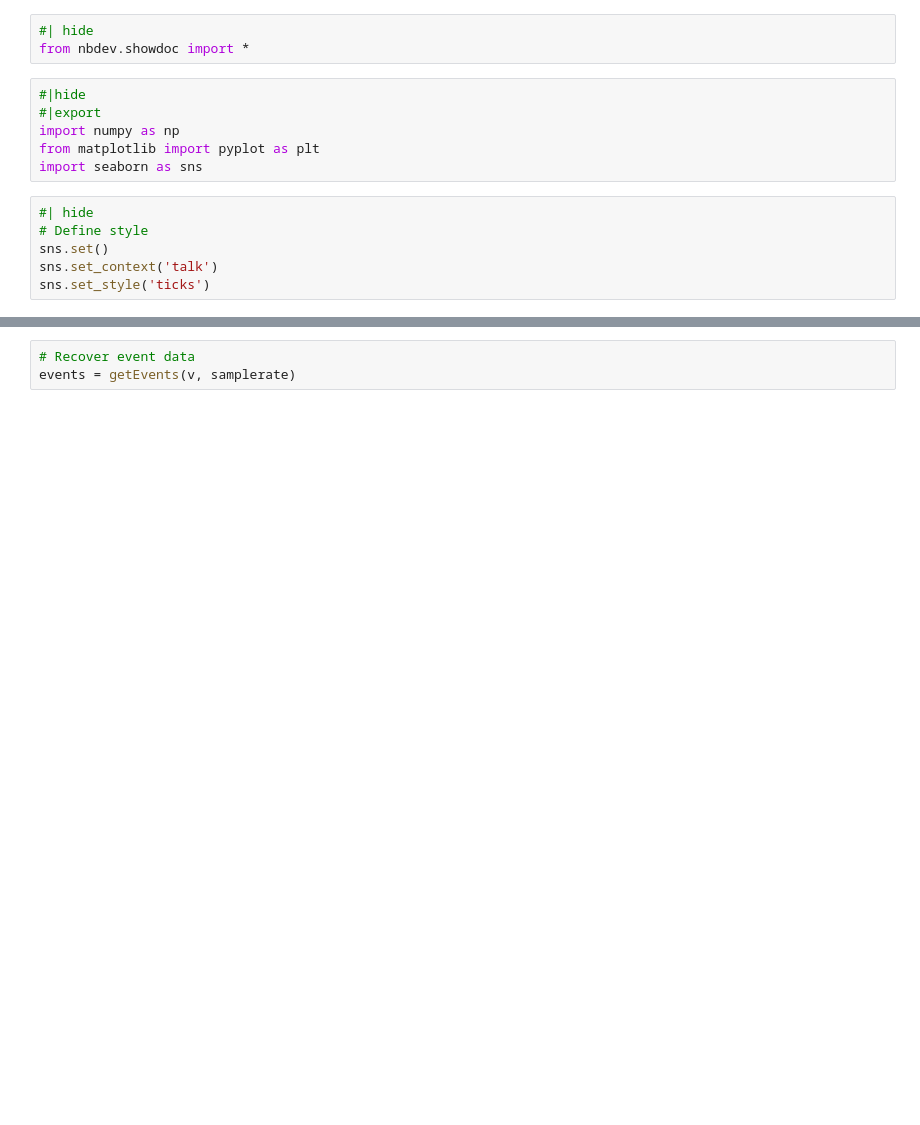
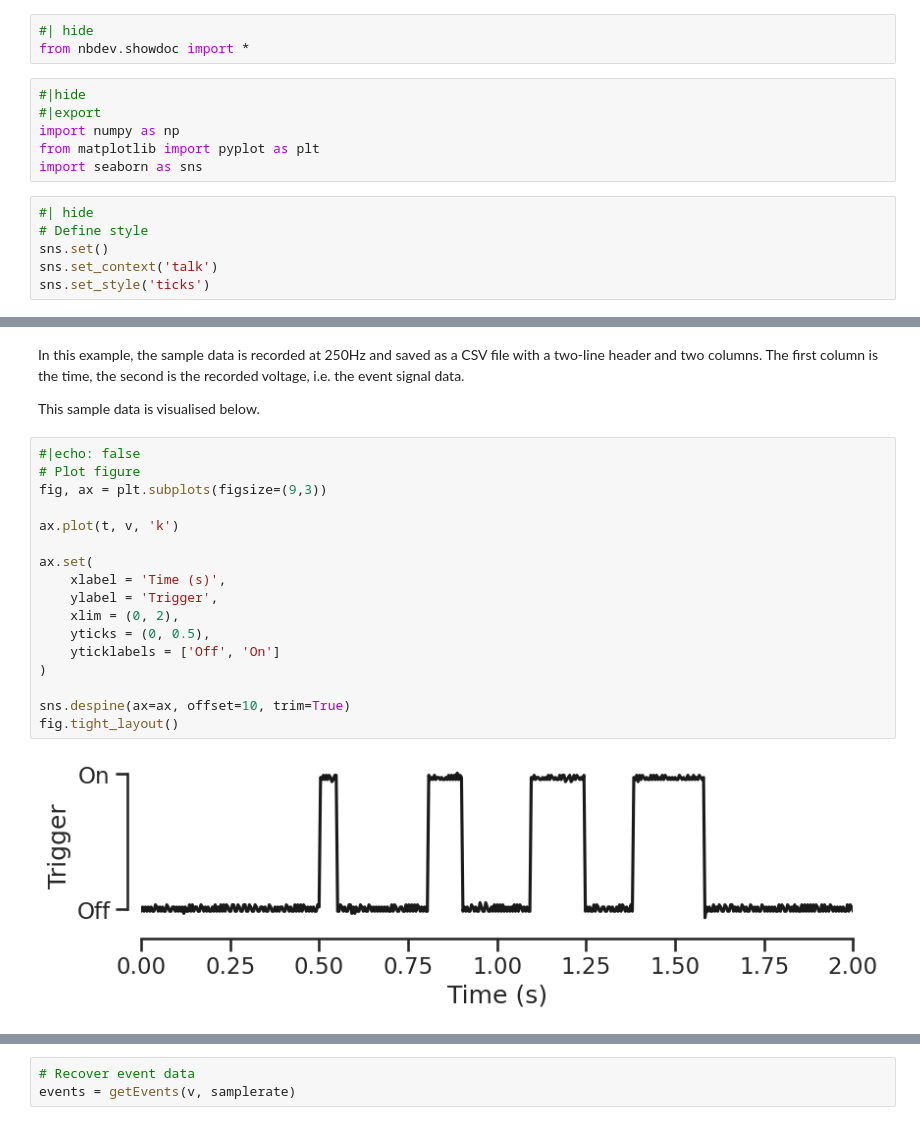
Before and after one commit to conorkeogh/syncmaster, a Jupyter notebook: nbs/04_events.ipynb, the cells around one changed output, grey strips where cells are left out. Cells and saved outputs as stored; diff of their text form; blank space fills up the shorter version.

```diff
--- a/nbs/04_events.ipynb
+++ b/nbs/04_events.ipynb
@@ -21,0 +41,23 @@ sns.set_style('ticks')
+# %% [markdown]
+In this example, the sample data is recorded at 250Hz and saved as a CSV file with a two-line header and two columns. The first column is the time, the second is the recorded voltage, i.e. the event signal data.
+
+This sample data is visualised below.
+# %%
+#|echo: false
+# Plot figure
+fig, ax = plt.subplots(figsize=(9,3))
+
+ax.plot(t, v, 'k')
+
+ax.set(
+    xlabel = 'Time (s)',
+    ylabel = 'Trigger',
+    xlim = (0, 2),
+    yticks = (0, 0.5),
+    yticklabels = ['Off', 'On']
+)
+
+sns.despine(ax=ax, offset=10, trim=True)
+fig.tight_layout()
+# %% [output]
+[figure, added]
```
Also changed, not shown: parts of 14 cells of this notebook, 2 other files.
